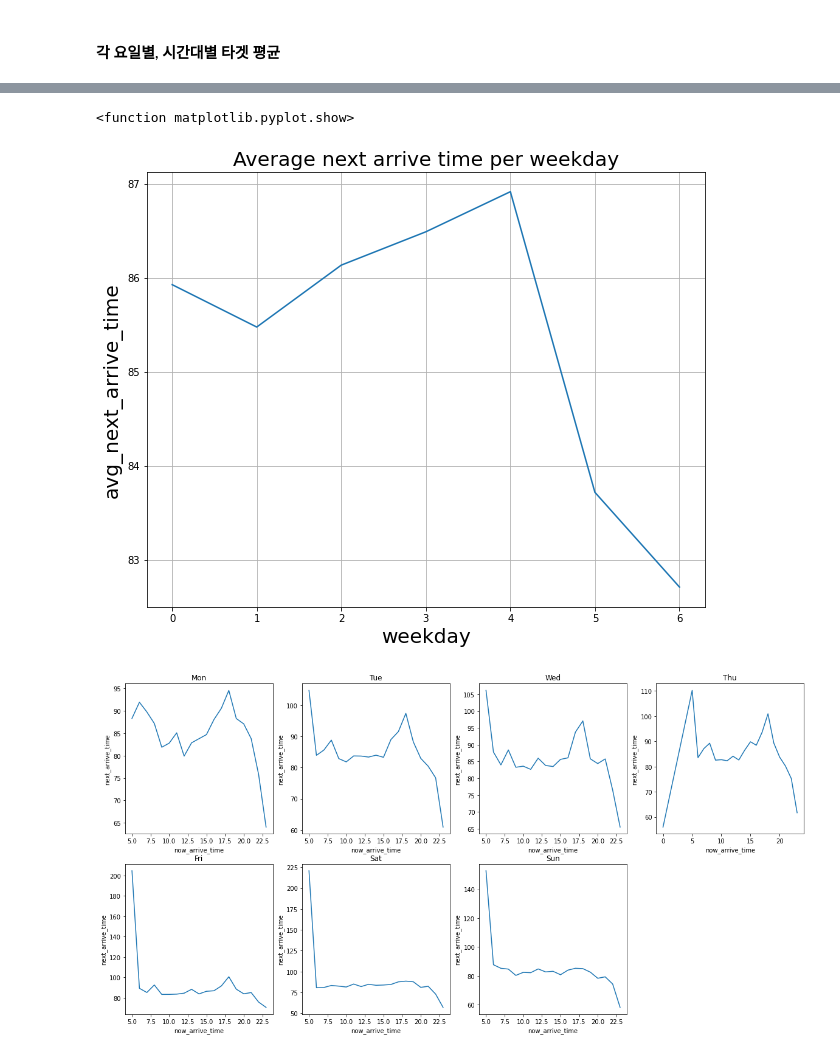
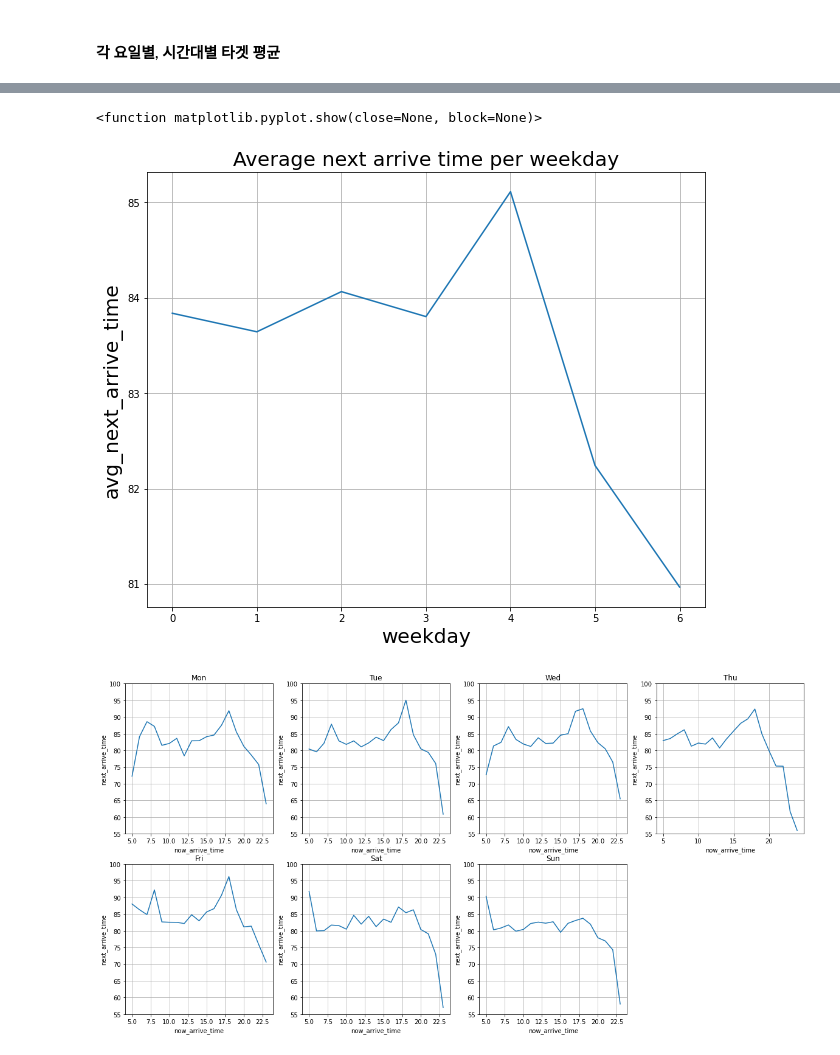
Before and after one commit to Soeui-lee/05.Hackathon, a Jupyter notebook: 프로젝트/1st_버스시간예측pt.ipynb, the cells around one changed output, grey strips where cells are left out. Cells and saved outputs as stored; diff of their text form; code cells hidden in the pictures.

```diff
--- a/프로젝트/1st_버스시간예측pt.ipynb
+++ b/프로젝트/1st_버스시간예측pt.ipynb
@@ -30,8 +31,8 @@ from sklearn.preprocessing import LabelEncoder # 라벨 인코더
 # %% [markdown]
 ### 학습 / 테스트 데이터
 # %%
-bus_te = pd.read_csv('/content/drive/MyDrive/Colab Notebooks/Project/Bus/test.csv', sep=',')
-bus_tr = pd.read_csv('/content/drive/MyDrive/Colab Notebooks/Project/Bus/train.csv', sep=',')
+bus_te = pd.read_csv('test.csv', sep=',')
+bus_tr = pd.read_csv('train.csv', sep=',')
 # %%
 bus_tr
 # %% [output]
@@ -150,0 +208,4 @@ dtype: int64
+# %%
+# 이상치 제거
+bus_tr = bus_tr[bus_tr['next_arrive_time'] <= 700]
+bus_tr.head()
@@ -247,0 +337,7 @@ array(['00시', '05시', '06시', '07시', '08시', '09시', '10시', '11시', '
+# %%
+# '00시' -> '24시'
+# now_arrive_time 칼럼의 00을 24시로 바꿔치기
+
+bus_tr.loc[(bus_tr.now_arrive_time == '00시'), 'now_arrive_time'] = '24시'
+bus_te.loc[(bus_te.now_arrive_time == '00시'), 'now_arrive_time'] = '24시'
+np.sort(bus_tr['now_arrive_time'].unique()), np.sort(bus_te['now_arrive_time'].unique())
@@ -322,18 +425,22 @@ plt.show
 
 # 0 : 월요일 ~  6 : 일요일
 # %% [output]
-<function matplotlib.pyplot.show>
+<function matplotlib.pyplot.show(close=None, block=None)>
-[figure, old version]
+[figure, new version]
 # %%
 # 각 요일의 도착시간별 평균이동시간
 legend = ['Mon', 'Tue', 'Wed', 'Thu', 'Fri', 'Sat', 'Sun']
 
 plt.figure(figsize=(20,10))
 for i in range(7):
     plt.subplot(2,4,i+1)
     plt.plot(bus_tr.groupby('weekday').get_group(i).groupby('now_arrive_time').mean()['next_arrive_time'])
     plt.gca().set_title(legend[i])
     plt.xlabel('now_arrive_time')
     plt.ylabel('next_arrive_time')
+    plt.ylim(55,100)
+    plt.grid(True)
+
+    # 그래프 y축 동일하게 맞춰줄 필요 O
 # %% [output]
-[figure, old version]
+[figure, new version]
```
Also changed, not shown: parts of 27 cells of this notebook.
